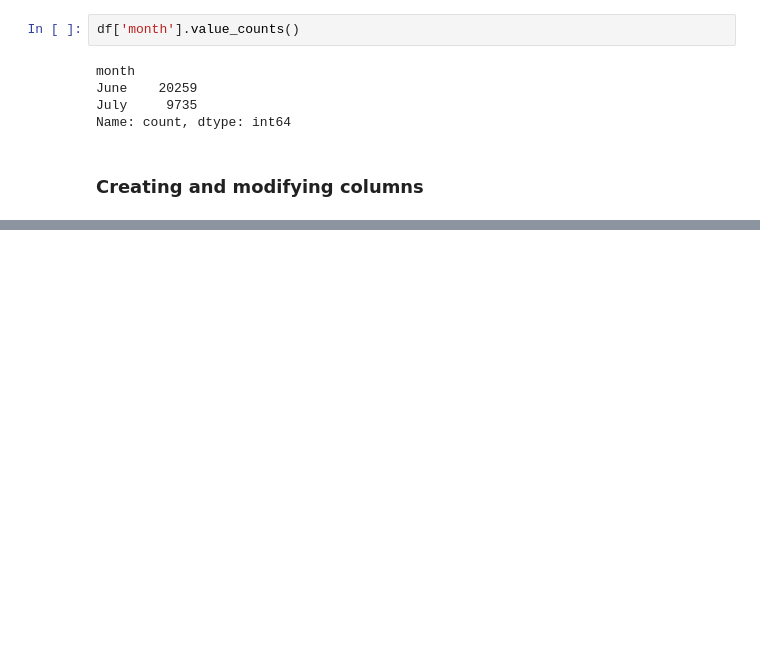
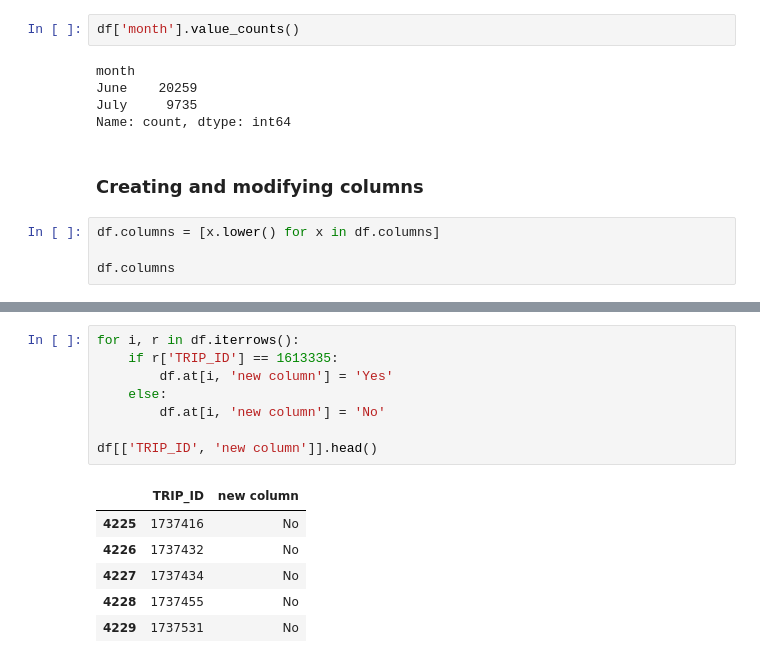
Before and after one commit to Mahdi88BH/Data-Engineering, a Jupyter notebook: Data_Validation/Exploratory_Data_Analysis.ipynb, the cells around one changed output, grey strips where cells are left out. Drawn from its saved outputs; the diff is of its cells as text; blank space fills up the shorter version.

```diff
--- a/Data_Validation/Exploratory_Data_Analysis.ipynb
+++ b/Data_Validation/Exploratory_Data_Analysis.ipynb
@@ -408,3 +408,7 @@ July     9735
 Name: count, dtype: int64
 # %% [markdown]
 ### **Creating and modifying columns**
+# %%
+df.columns = [x.lower() for x in df.columns]
+
+df.columns
@@ -410,0 +450,15 @@ Name: count, dtype: int64
+# %%
+for i, r in df.iterrows():
+    if r['TRIP_ID'] == 1613335:
+        df.at[i, 'new column'] = 'Yes'
+    else:
+        df.at[i, 'new column'] = 'No'
+
+df[['TRIP_ID', 'new column']].head()
+# %% [output]
+|  | TRIP_ID | new column |
+| 4225 | 1737416 | No |
+| 4226 | 1737432 | No |
+| 4227 | 1737434 | No |
+| 4228 | 1737455 | No |
+| 4229 | 1737531 | No |
```
Also changed, not shown: parts of 12 cells of this notebook.
